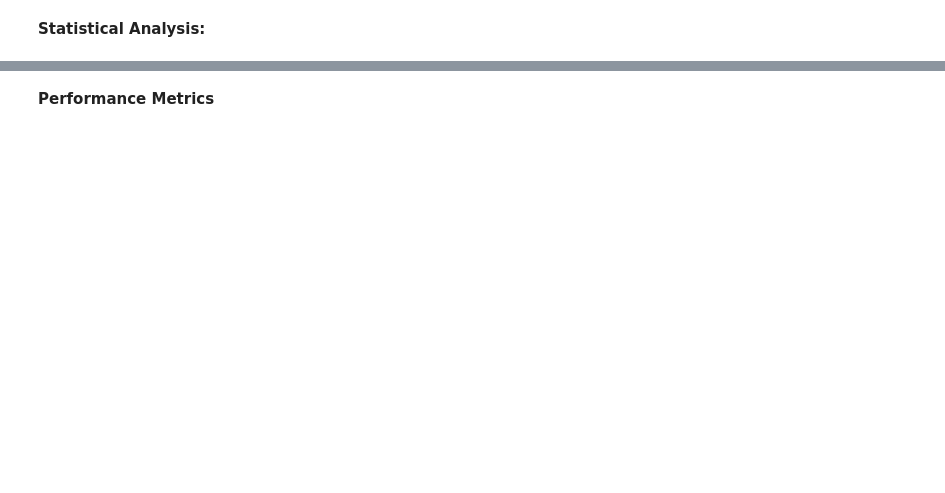
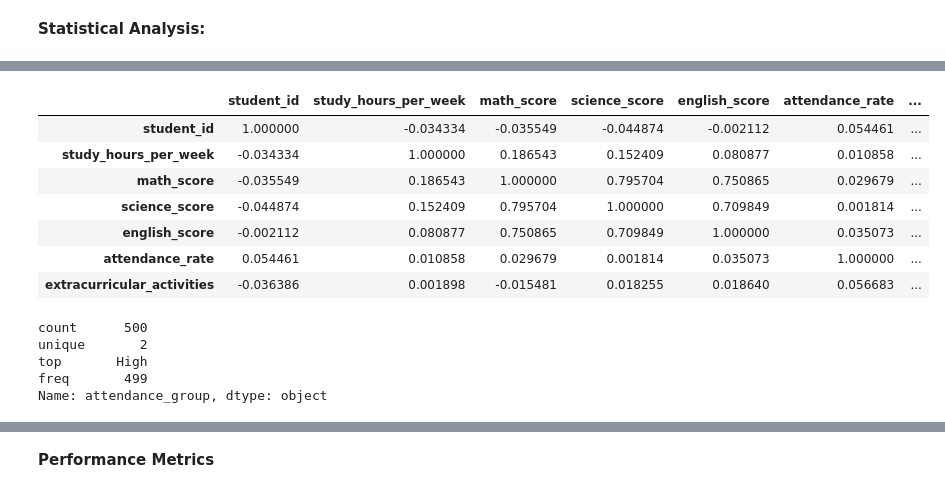
Before and after one commit to Kartavya-Jharwal/Kartavya_Business_Analytics2025, a Jupyter notebook: Week_1_S2_Pandas_DataFrames_START.ipynb, the cells around one changed output, grey strips where cells are left out. Cells and saved outputs as stored; diff of their text form; code cells hidden in the pictures; blank space fills up the shorter version.

```diff
--- a/Week_1_S2_Pandas_DataFrames_START.ipynb
+++ b/Week_1_S2_Pandas_DataFrames_START.ipynb
@@ -252,2 +508,12 @@ df_students.head()
 # %%
 # Correlation between study hours and scores
+df_students.corr()
+# %% [output]
+|  | student_id | study_hours_per_week | math_score | science_score | english_score | attendance_rate | ... |
+| student_id | 1.000000 | -0.034334 | -0.035549 | -0.044874 | -0.002112 | 0.054461 | ... |
+| study_hours_per_week | -0.034334 | 1.000000 | 0.186543 | 0.152409 | 0.080877 | 0.010858 | ... |
+| math_score | -0.035549 | 0.186543 | 1.000000 | 0.795704 | 0.750865 | 0.029679 | ... |
+| science_score | -0.044874 | 0.152409 | 0.795704 | 1.000000 | 0.709849 | 0.001814 | ... |
+| english_score | -0.002112 | 0.080877 | 0.750865 | 0.709849 | 1.000000 | 0.035073 | ... |
+| attendance_rate | 0.054461 | 0.010858 | 0.029679 | 0.001814 | 0.035073 | 1.000000 | ... |
+| extracurricular_activities | -0.036386 | 0.001898 | -0.015481 | 0.018255 | 0.018640 | 0.056683 | ... |
@@ -256,2 +520,12 @@ df_students.head()
+# %%
+# Create attendance 4 groups
+df_students['attendance_group'] = pd.cut(df_students['attendance_rate'], bins=[0, 0.5, 0.75, 1], labels=['Low', 'Medium', 'High'])
+print(df_students['attendance_group'].describe())
+# %% [output]
+count      500
+unique       2
+top       High
+freq       499
+Name: attendance_group, dtype: object
 # %%
 df_students.head()
```
Also changed, not shown: parts of 45 cells of this notebook.
